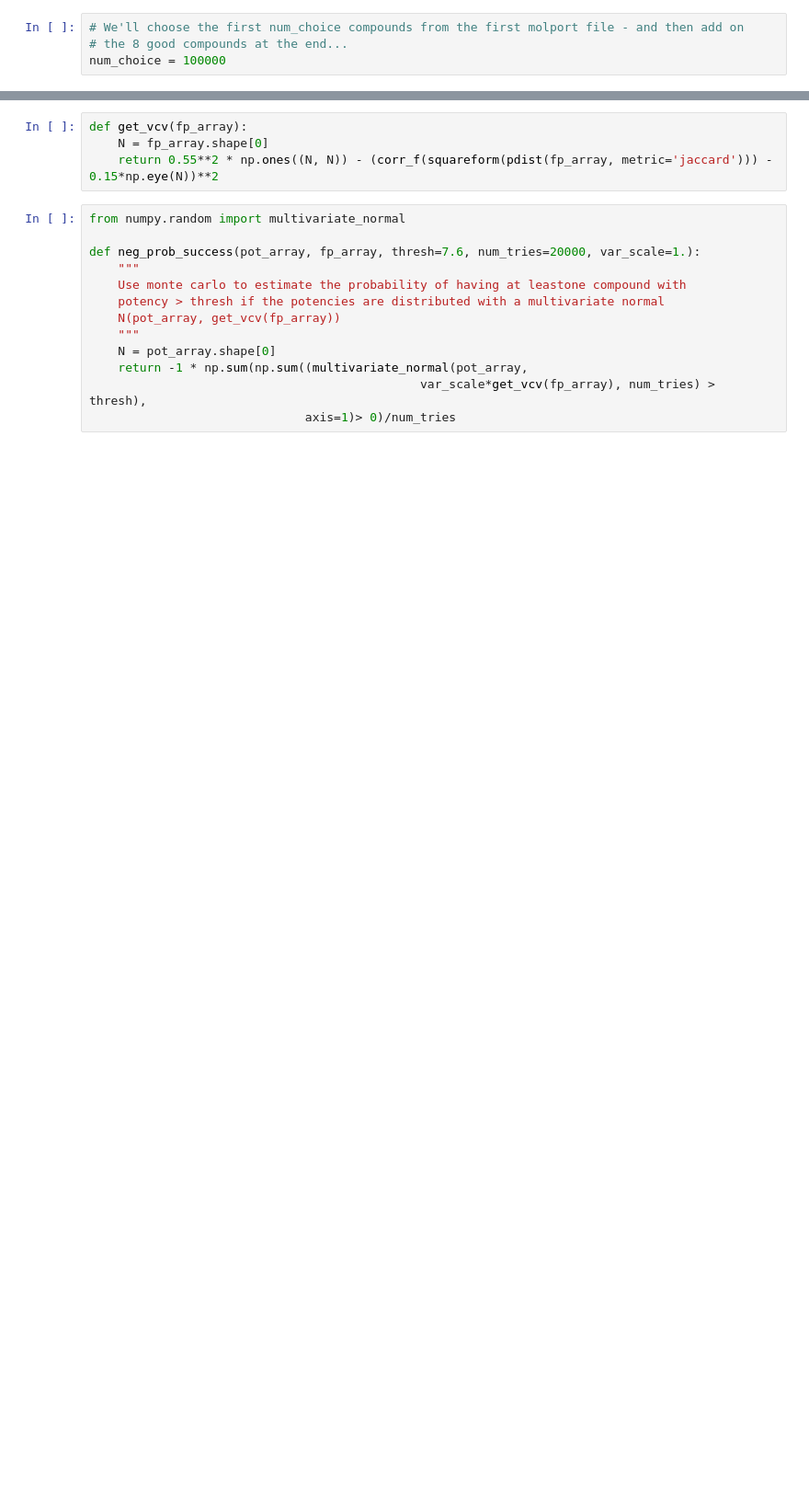
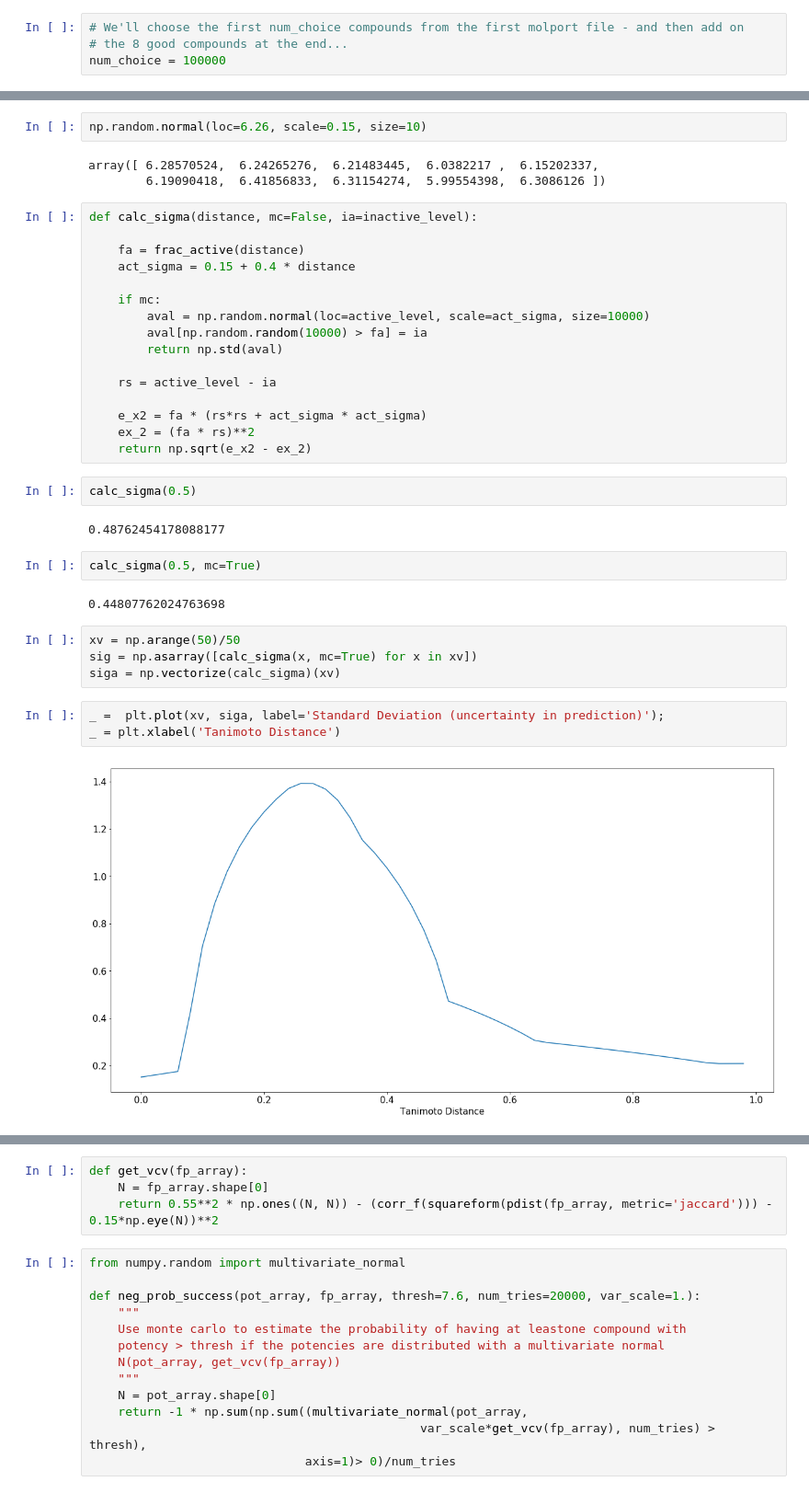
Before and after one commit to owatson/PenalizedPrediction, a Jupyter notebook: MalariaPaper.ipynb, the cells around one changed output, grey strips where cells are left out. Shown at 92% size. Saved outputs shown, nothing was run; the diff lists cells and outputs as text; blank space fills up the shorter version.

```diff
--- a/MalariaPaper.ipynb
+++ b/MalariaPaper.ipynb
@@ -1029,0 +1133,38 @@ def corr_f(x):
+# %%
+np.random.normal(loc=6.26, scale=0.15, size=10)
+# %% [output]
+array([ 6.28570524,  6.24265276,  6.21483445,  6.0382217 ,  6.15202337,
+        6.19090418,  6.41856833,  6.31154274,  5.99554398,  6.3086126 ])
+# %%
+def calc_sigma(distance, mc=False, ia=inactive_level):
+
+    fa = frac_active(distance)
+    act_sigma = 0.15 + 0.4 * distance
+
+    if mc:
+        aval = np.random.normal(loc=active_level, scale=act_sigma, size=10000)
+        aval[np.random.random(10000) > fa] = ia
+        return np.std(aval)
+
+    rs = active_level - ia
+
+    e_x2 = fa * (rs*rs + act_sigma * act_sigma)
+    ex_2 = (fa * rs)**2
+    return np.sqrt(e_x2 - ex_2)
+# %%
+calc_sigma(0.5)
+# %% [output]
+0.48762454178088177
+# %%
+calc_sigma(0.5, mc=True)
+# %% [output]
+0.44807762024763698
+# %%
+xv = np.arange(50)/50
+sig = np.asarray([calc_sigma(x, mc=True) for x in xv])
+siga = np.vectorize(calc_sigma)(xv)
+# %%
+_ =  plt.plot(xv, siga, label='Standard Deviation (uncertainty in prediction)');
+_ = plt.xlabel('Tanimoto Distance')
+# %% [output]
+[figure, added]
```
Also changed, not shown: parts of 77 cells of this notebook.
